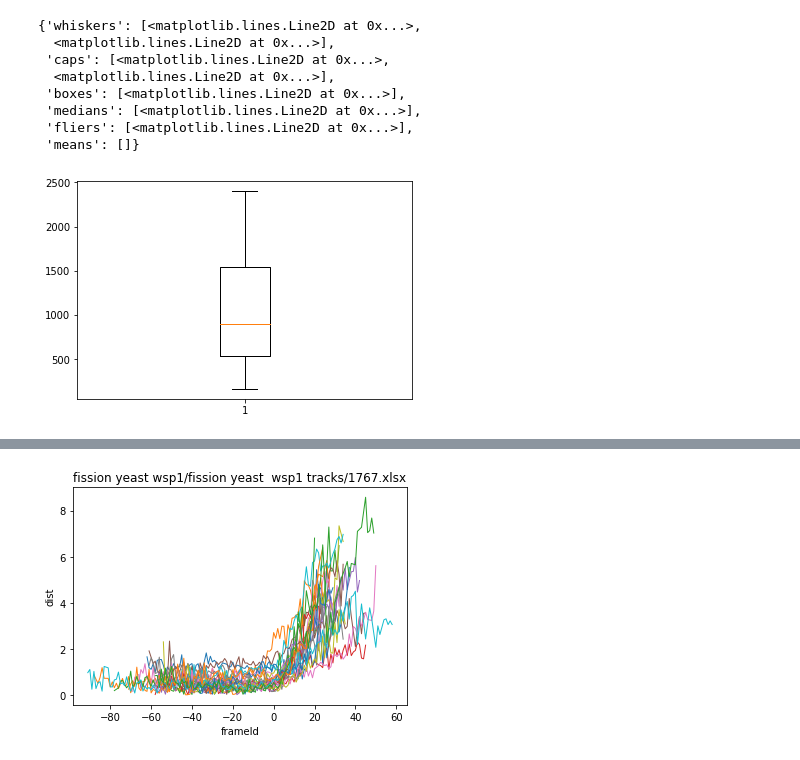
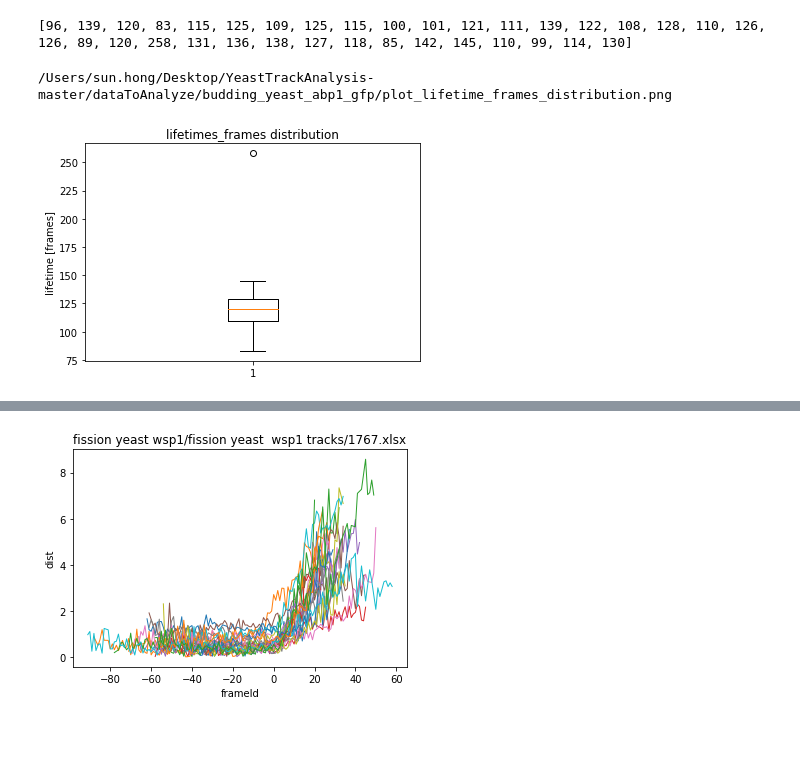
Before and after one commit to elifesciences-publications/YeastTrackAnalysis, a Jupyter notebook: analysis_multiTrack_listOfFiles.ipynb, the cells around one changed output, grey strips where cells are left out. Cells and saved outputs as stored; diff of their text form; code cells hidden in the pictures; blank space fills up the shorter version.

```diff
--- a/analysis_multiTrack_listOfFiles.ipynb
+++ b/analysis_multiTrack_listOfFiles.ipynb
@@ -71,7 +60,8 @@ filenamesData
 # get all lifetimes
 
 trackIds = []
-lifetimes = []
+lifetimes_frames = []
+lifetimes_seconds = []
 maxIntensities = []
 
 filenames = filenamesData['filenames']
@@ -81,8 +71,20 @@ for filename in filenames:
 
     max_intensity_AU = data['max_intensity_AU'][0]
     lifetime_frames = data['lifetime_frames'][0]
+    lifetime_seconds = data['lifetime_seconds'][0]
     trackId = data['Trajectory'][0]
 
-    trackIds.append(max_intensity_AU)
-    lifetimes.append(lifetime_frames)
-    maxIntensities.append(trackId)
+    trackIds.append(trackId)
+    lifetimes_frames.append(lifetime_frames)
+    lifetimes_seconds.append(lifetime_seconds)
+    maxIntensities.append(max_intensity_AU)
+
+# export these values into an excel
+combinedDataFilePath = outputpath+allTracksFilename+'_allProcessedFiles_summary.csv'
+print(combinedDataFilePath)
+df = pd.DataFrame()
+df['trackIds'] = trackIds
+df['lifetimes_frames'] = lifetimes_frames
+df['lifetimes_seconds'] = lifetimes_seconds
+df['maxIntensities'] = maxIntensities
+df.to_csv(combinedDataFilePath)
@@ -101,12 +93,14 @@ plt.boxplot(lifetimes)
-# %%
-plt.boxplot(maxIntensities)
-# %% [output]
-{'whiskers': [<matplotlib.lines.Line2D at 0x...>,
-  <matplotlib.lines.Line2D at 0x...>],
- 'caps': [<matplotlib.lines.Line2D at 0x...>,
-  <matplotlib.lines.Line2D at 0x...>],
- 'boxes': [<matplotlib.lines.Line2D at 0x...>],
- 'medians': [<matplotlib.lines.Line2D at 0x...>],
- 'fliers': [<matplotlib.lines.Line2D at 0x...>],
- 'means': []}
-[figure, removed]
+# %%
+print(lifetimes_frames)
+# %% [output]
+[96, 139, 120, 83, 115, 125, 109, 125, 115, 100, 101, 121, 111, 139, 122, 108, 128, 110, 126, 126, 89, 120, 258, 131, 136, 138, 127, 118, 85, 142, 145, 110, 99, 114, 130]
+# %%
+plt.boxplot(lifetimes_frames)
+plt.title('lifetimes_frames distribution')
+plt.ylabel('lifetime [frames]')
+outputFigurePath= outputpath+"plot_lifetime_frames_distribution.png"
+print(outputFigurePath)
+plt.savefig(outputFigurePath)
+# %% [output]
+/Users/sun.hong/Desktop/YeastTrackAnalysis-master/dataToAnalyze/budding_yeast_abp1_gfp/plot_lifetime_frames_distribution.png
+[figure, added]
```
Also changed, not shown: parts of 9 cells of this notebook.
